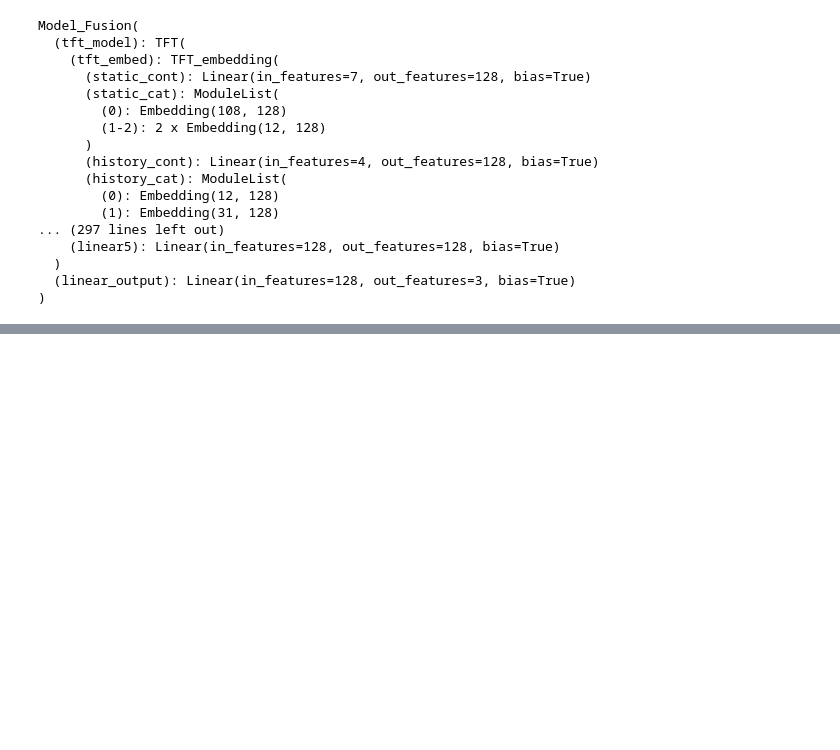
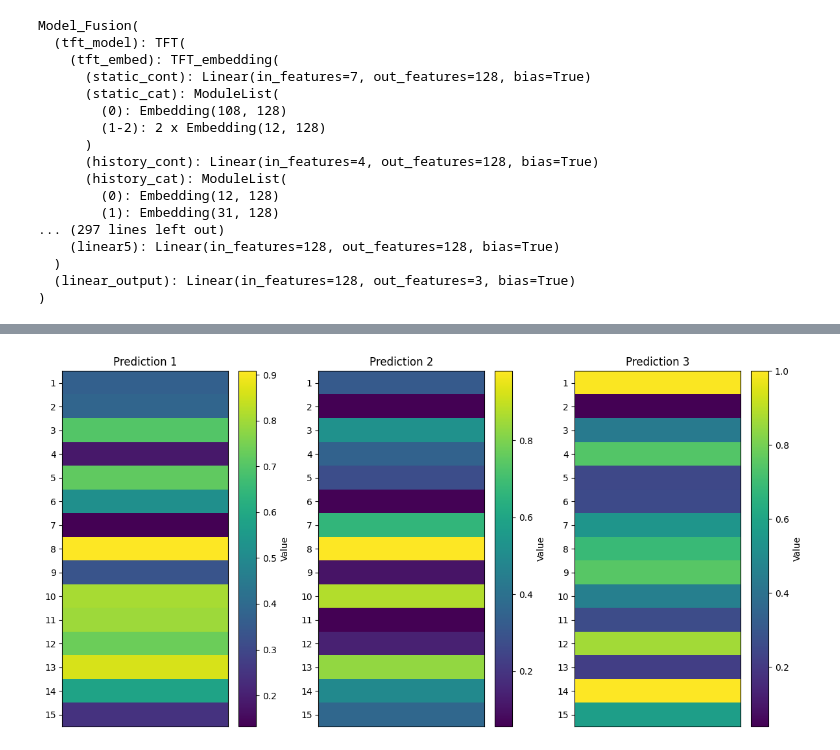
Before and after one commit to luanlam97/Gated_fusion, a Jupyter notebook: fusion.ipynb, the cells around one changed output, grey strips where cells are left out. Drawn from its saved outputs; the diff is of its cells as text; code cells hidden in the pictures; blank space fills up the shorter version.

```diff
--- a/fusion.ipynb
+++ b/fusion.ipynb
@@ -397,0 +378,3 @@ msft_df
+# %%
+AMD_df = restructure_date_information(AMD_min_max)
+AMD_df
@@ -398,7 +395,7 @@ msft_df
 # %%
-msft_Dataset = TFT_Dataset(tft_df= msft_df ,
+AMD_Dataset = TFT_Dataset(tft_df= AMD_df ,
                         static_df=static_df,
-                        autoformer_df = msft_scaled_standard,
+                        autoformer_df = AMD_scaled_standard,
                         constant_variable=constant,
                         history_length= history_length,
                         tft_prediction_length= prediction_length,
@@ -411,5 +408,5 @@ len(msft_Dataset)
 # %%
-msft_loader = DataLoader(msft_Dataset , batch_size=32,shuffle=False)
+AMD_loader = DataLoader(AMD_Dataset , batch_size=32,shuffle=False)
 # %%
 fusion.eval()
 count = 0
@@ -442,0 +464,2 @@ MSE of Autoformer on Novel Data: 67.6326904296875
+# %%
+history = history_list[2][0][:,0].cpu().numpy()
@@ -442,0 +579,27 @@ MSE of Autoformer on Novel Data: 67.6326904296875
+# %%
+import numpy as np
+import matplotlib.pyplot as plt
+
+# Sample prediction data: [15 future steps, 3 predictions]
+predictions = np.random.rand(15, 3)  # Replace with your actual prediction data
+
+# Normalize the data for better visualization (optional, based on your data)
+predictions = predictions / np.max(predictions)
+
+# Create a figure
+plt.figure(figsize=(12, 6))
+
+# Display predictions as side-by-side "images"
+for i in range(predictions.shape[1]):  # Loop over 3 prediction sets
+    plt.subplot(1, 3, i + 1)  # Create a subplot for each prediction
+    plt.imshow(predictions[:, i].reshape(-1, 1), cmap='viridis', aspect='auto')
+    plt.title(f"Prediction {i + 1}")
+    plt.colorbar(label="Value")
+    plt.xticks([])  # Remove x-ticks for simplicity
+    plt.yticks(range(predictions.shape[0]), range(1, predictions.shape[0] + 1))  # Label time steps
+
+# Adjust layout and show the plot
+plt.tight_layout()
+plt.show()
+# %% [output]
+[figure, added]
```
Also changed, not shown: parts of 14 cells of this notebook, 5 other files.
